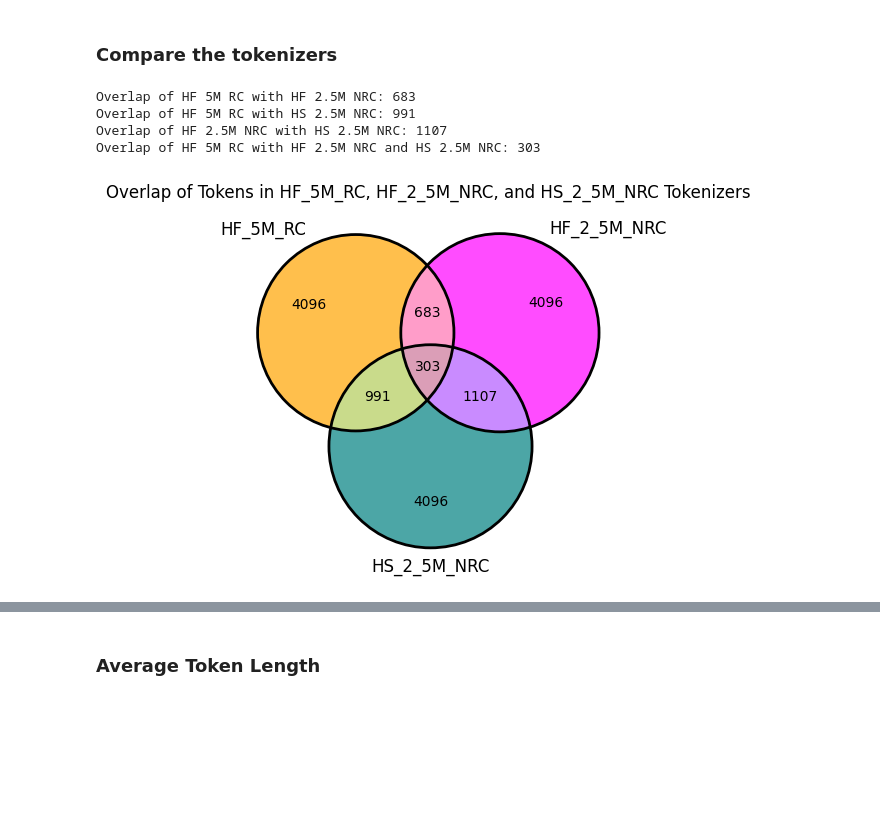
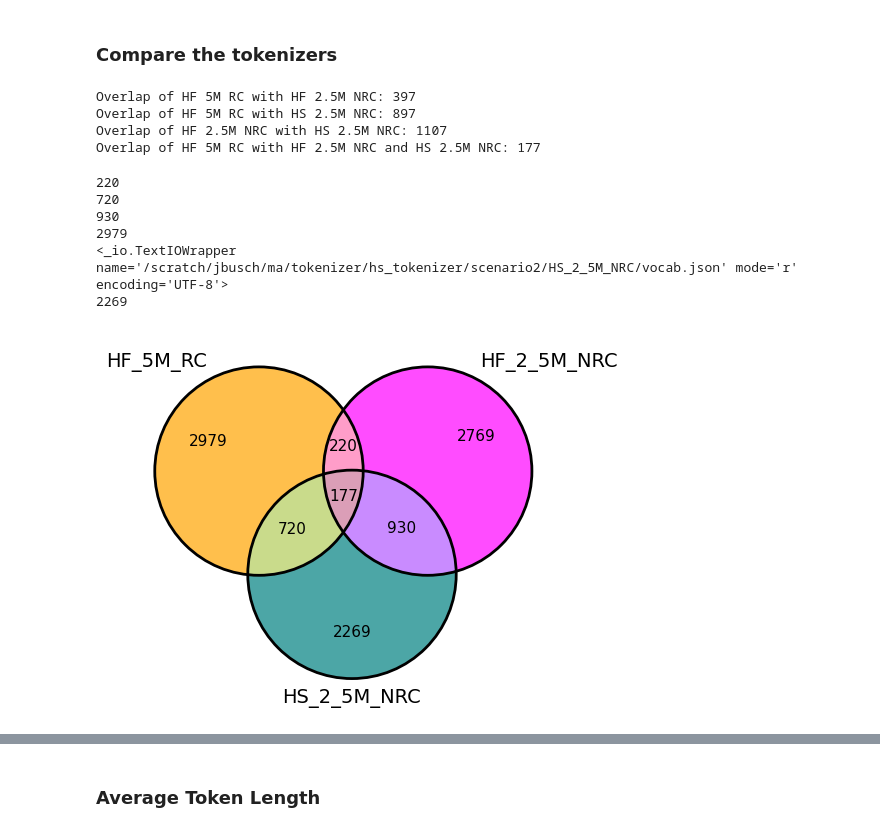
Before and after one commit to buschjo/ModernBERT_DNABERT2, a Jupyter notebook: dnabert2/tokenizer_analysis.ipynb, the cells around one changed output, grey strips where cells are left out. Saved outputs shown, nothing was run; the diff lists cells and outputs as text; code cells hidden in the pictures; blank space fills up the shorter version.

```diff
--- a/dnabert2/tokenizer_analysis.ipynb
+++ b/dnabert2/tokenizer_analysis.ipynb
@@ -95,3 +106,9 @@ with open (path, 'r') as f:
 len(HF_5M_RC['model']['vocab'])
 # %% [output]
 4096
+# %%
+path = '/scratch/jbusch/ma/tokenizer/hf_tokenizer/scenario2/tokenizer_hf_dnabert_HF_5M_rc_split_v2.json'
+with open (path, 'r') as f:
+	HF_5M_RC = json.load(f)
+
+len(HF_5M_RC['model']['vocab'])
@@ -107,3 +126,9 @@ with open (path, 'r') as f:
 len(HF_2_5M_NRC['model']['vocab'])
 # %% [output]
 4096
+# %%
+path = '/scratch/jbusch/ma/tokenizer/hf_tokenizer/scenario2/tokenizer_hf_dnabert_HF_5M_split_v2.json'
+with open (path, 'r') as f:
+	HF_2_5M_NRC = json.load(f)
+
+len(HF_2_5M_NRC['model']['vocab'])
@@ -143,33 +170,60 @@ print(f'Overlap of HF 2.5M NRC with HS 2.5M NRC: {len(overlap_hf_hs)}')
 overlap_hf_hf_rc_hs = list((hf_5_rc_multiset & hf_2_5_multiset & hs_2_5_multiset).elements())
 print(f'Overlap of HF 5M RC with HF 2.5M NRC and HS 2.5M NRC: {len(overlap_hf_hf_rc_hs)}')
 # %% [output]
-Overlap of HF 5M RC with HF 2.5M NRC: 683
-Overlap of HF 5M RC with HS 2.5M NRC: 991
+Overlap of HF 5M RC with HF 2.5M NRC: 397
+Overlap of HF 5M RC with HS 2.5M NRC: 897
 Overlap of HF 2.5M NRC with HS 2.5M NRC: 1107
-Overlap of HF 5M RC with HF 2.5M NRC and HS 2.5M NRC: 303
+Overlap of HF 5M RC with HF 2.5M NRC and HS 2.5M NRC: 177
+# %%
+print(a)
+print(b)
+print(c)
+print(e)
+print(f)
+print(g)
+# %% [output]
+220
+720
+930
+2979
+<_io.TextIOWrapper name='/scratch/jbusch/ma/tokenizer/hs_tokenizer/scenario2/HS_2_5M_NRC/vocab.json' mode='r' encoding='UTF-8'>
+2269
 # %%
+a = len(overlap_hf) - len(overlap_hf_hf_rc_hs)
+b = len(overlap_hf_rc_hs)- len(overlap_hf_hf_rc_hs)
+c = len(overlap_hf_hs) - len(overlap_hf_hf_rc_hs)
+
+e = len(HF_2_5M_NRC['model']['vocab']) - a - b - len(overlap_hf_hf_rc_hs)
+f = len(HS_2_5M_NRC['model']['substitutions']) - a - c - len(overlap_hf_hf_rc_hs)
+g = len(HF_5M_RC['model']['vocab']) - b - c - len(overlap_hf_hf_rc_hs)
+
 # depict venn diagram
-venn3(subsets=(len(HF_5M_RC['model']['vocab']),
-				len(HF_2_5M_NRC['model']['vocab']),
-				len(overlap_hf),
-				len(HS_2_5M_NRC['model']['substitutions']),
-				len(overlap_hf_rc_hs),
-				len(overlap_hf_hs),
+out = venn3(subsets=(e,
+				f,
+				a,
+				g,
+				b,
+                c,
 				len(overlap_hf_hf_rc_hs)),
       set_labels=('HF_5M_RC', 'HF_2_5M_NRC', 'HS_2_5M_NRC'),
       set_colors=("orange", "magenta", "teal"), alpha=0.7)
 
 # outline of circle line style and width
-venn3_circles(subsets=(len(HF_5M_RC['model']['vocab']),
-				len(HF_2_5M_NRC['model']['vocab']),
-				len(overlap_hf),
-				len(HS_2_5M_NRC['model']['substitutions']),
-				len(overlap_hf_rc_hs),
-				len(overlap_hf_hs),
+venn3_circles(subsets=(e,
+				f,
+				a,
+				g,
+				b,
+                c,
 				len(overlap_hf_hf_rc_hs)))
 
 # title of the venn diagram
-plt.title("Overlap of Tokens in HF_5M_RC, HF_2_5M_NRC, and HS_2_5M_NRC Tokenizers")
+# plt.title("Overlap of Tokens in HF_5M_RC, HF_2_5M_NRC, and HS_2_5M_NRC Tokenizers")
+
+for text in out.set_labels:
+    text.set_fontsize(14)
+for text in out.subset_labels:
+    text.set_fontsize(11)
 plt.show()
 # %% [output]
-[figure, old version]
+[figure, new version]
```
Also changed, not shown: parts of 17 cells of this notebook, 3 other files.
